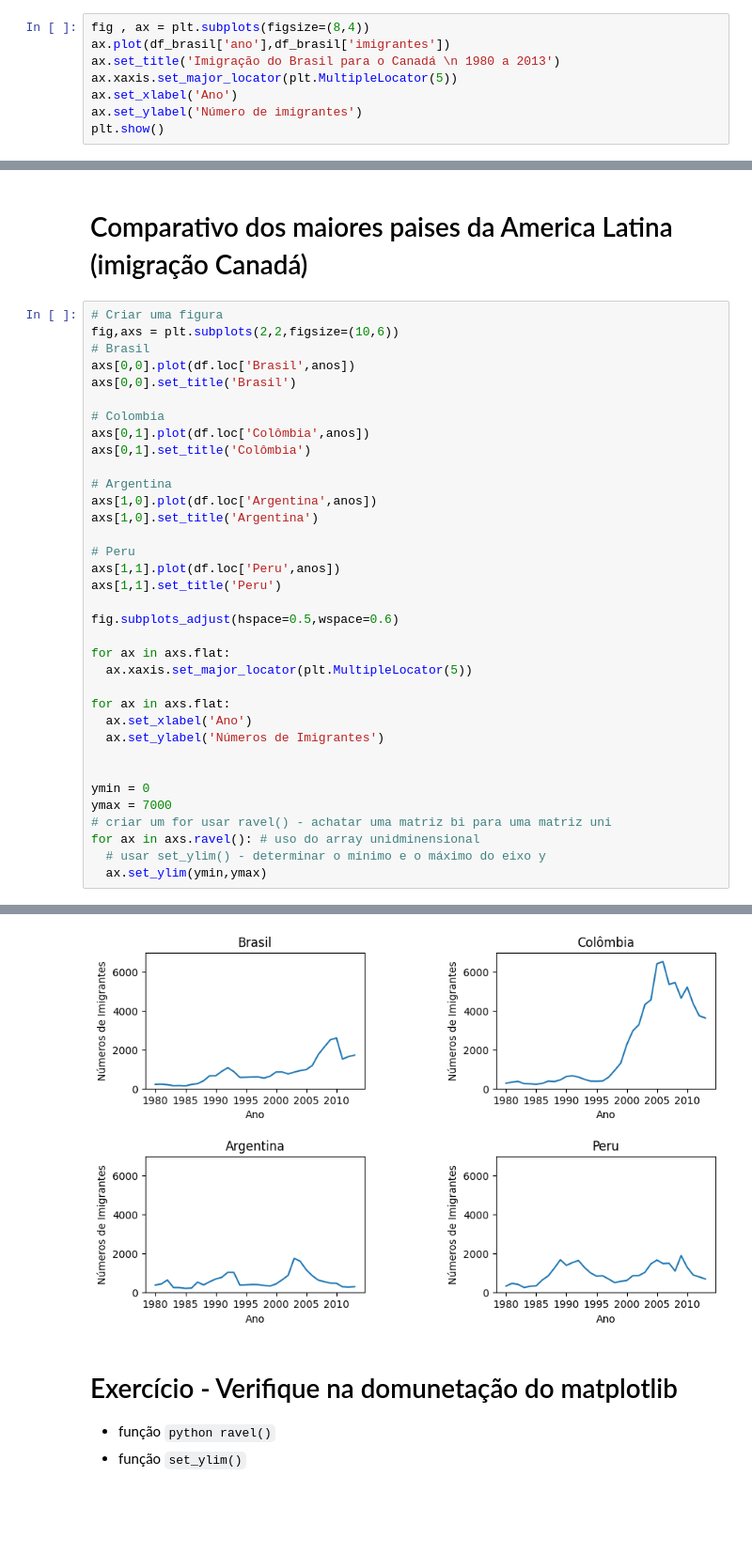
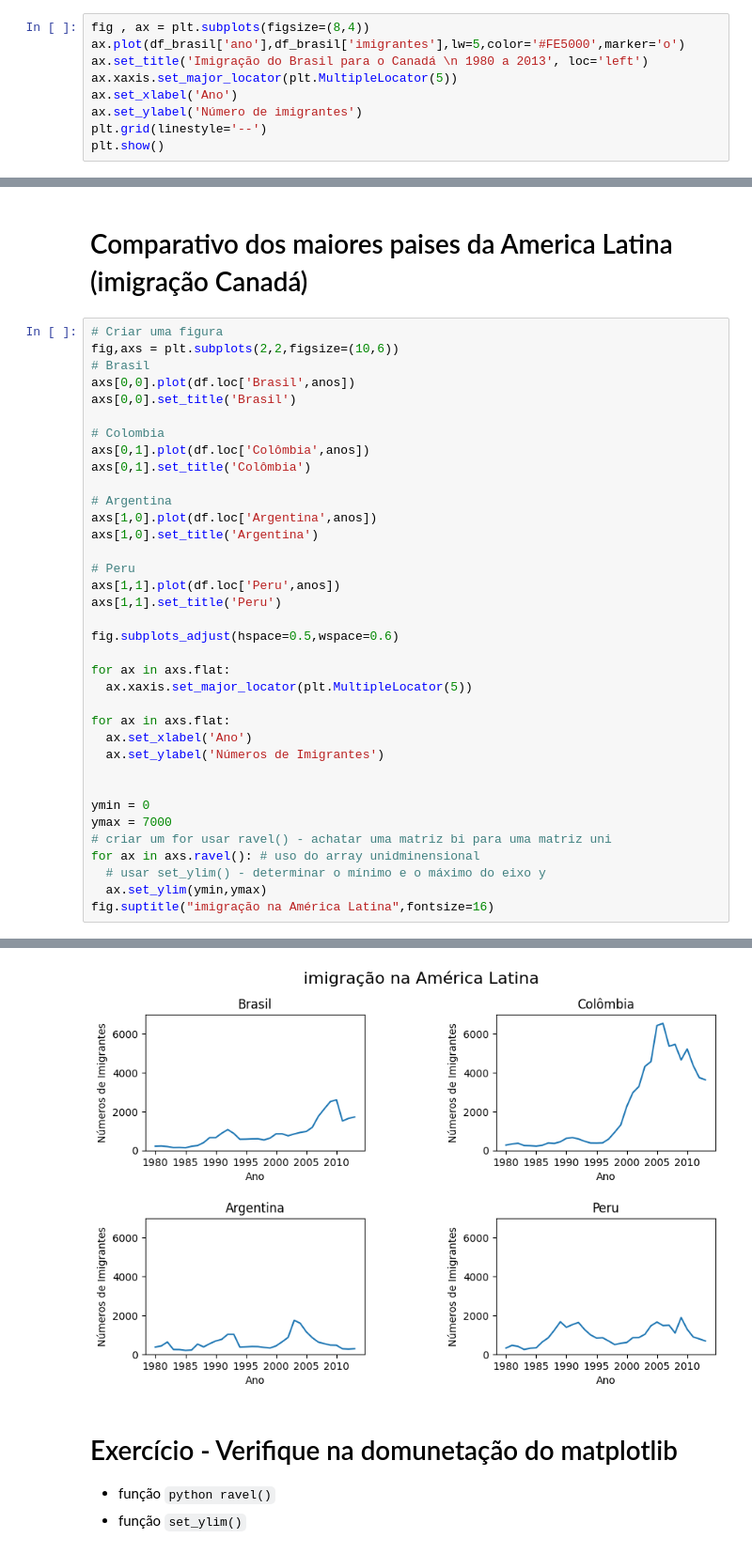
Before and after one commit to henriqueserafin/Senai-DF-Inovatech, a Jupyter notebook: semana_estatistica/aula1.ipynb, the cells around one changed output, grey strips where cells are left out. Shown at 94% size. Saved outputs shown, nothing was run; the diff lists cells and outputs as text; blank space fills up the shorter version.

````diff
--- a/semana_estatistica/aula1.ipynb
+++ b/semana_estatistica/aula1.ipynb
@@ -196,10 +196,11 @@ plt.show()
 [figure]
 # %%
 fig , ax = plt.subplots(figsize=(8,4))
-ax.plot(df_brasil['ano'],df_brasil['imigrantes'])
-ax.set_title('Imigração do Brasil para o Canadá \n 1980 a 2013')
+ax.plot(df_brasil['ano'],df_brasil['imigrantes'],lw=5,color='#FE5000',marker='o')
+ax.set_title('Imigração do Brasil para o Canadá \n 1980 a 2013', loc='left')
 ax.xaxis.set_major_locator(plt.MultipleLocator(5))
 ax.set_xlabel('Ano')
 ax.set_ylabel('Número de imigrantes')
+plt.grid(linestyle='--')
 plt.show()
 # %% [output]
@@ -260,4 +261,5 @@ ymax = 7000
 for ax in axs.ravel(): # uso do array unidminensional
   # usar set_ylim() - determinar o mínimo e o máximo do eixo y
   ax.set_ylim(ymin,ymax)
+fig.suptitle("imigração na América Latina",fontsize=16)
 # %% [output]
@@ -264,4 +267,4 @@ for ax in axs.ravel(): # uso do array unidminensional
-[figure, old version]
+[figure, new version]
 # %% [markdown]
 # Exercício - Verifique na domunetação do matplotlib
 - função ```python ravel()```
````
Also changed, not shown: parts of 11 cells of this notebook.
